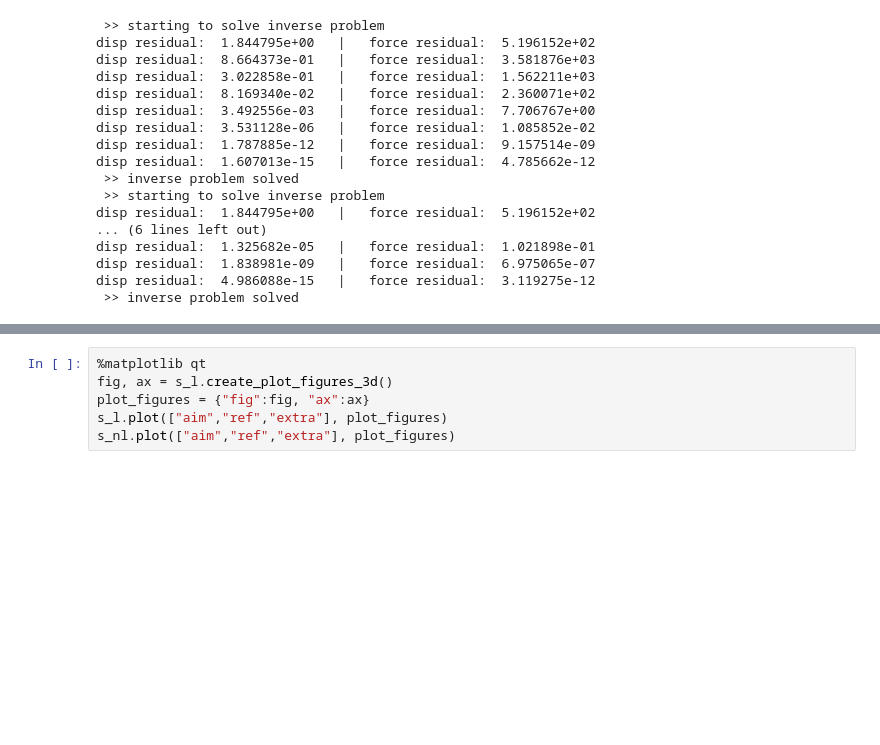
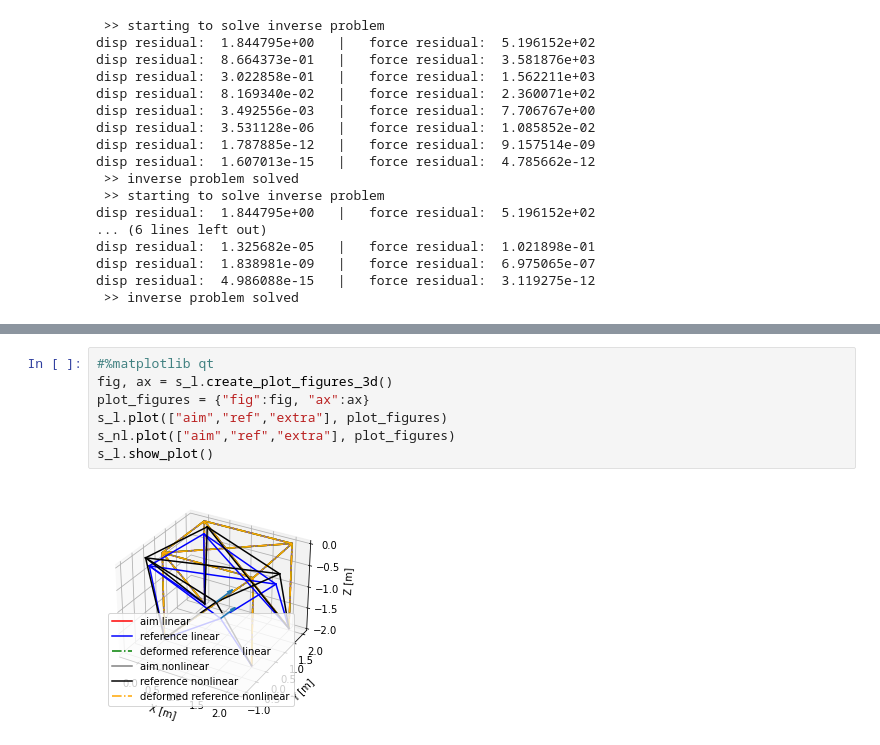
Before and after one commit to KlausBSautter/Find_Reference_Truss_3D, a Jupyter notebook: Example_4.ipynb, the cells around one changed output, grey strips where cells are left out. Saved outputs shown, nothing was run; the diff lists cells and outputs as text; blank space fills up the shorter version.

```diff
--- a/Example_4.ipynb
+++ b/Example_4.ipynb
@@ -52,6 +55,9 @@ s_l.save_plot_pdf("convergence_plot")
 # %%
-%matplotlib qt
+#%matplotlib qt
 fig, ax = s_l.create_plot_figures_3d()
 plot_figures = {"fig":fig, "ax":ax}
 s_l.plot(["aim","ref","extra"], plot_figures)
 s_nl.plot(["aim","ref","extra"], plot_figures)
+s_l.show_plot()
+# %% [output]
+[figure, added]
```
Also changed, not shown: parts of 1 cell of this notebook, 7 other files.
